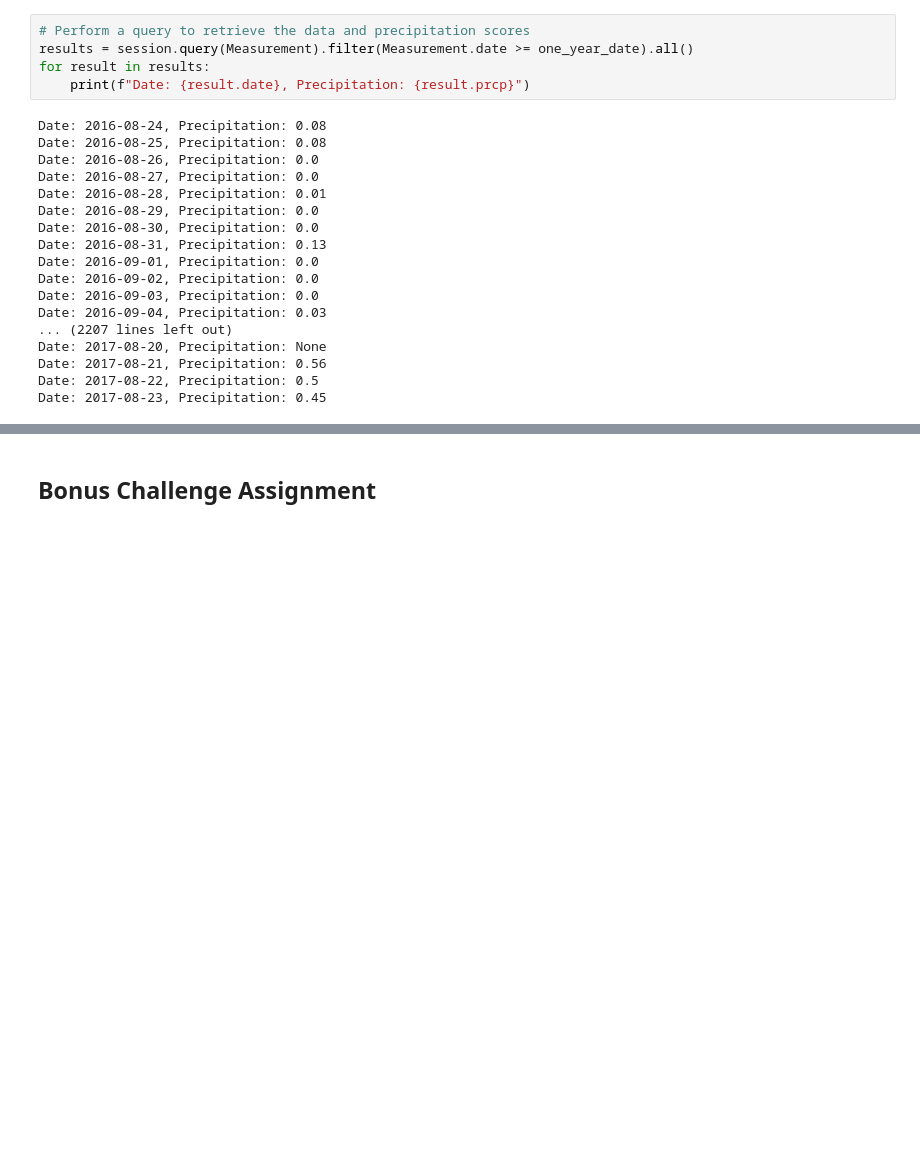
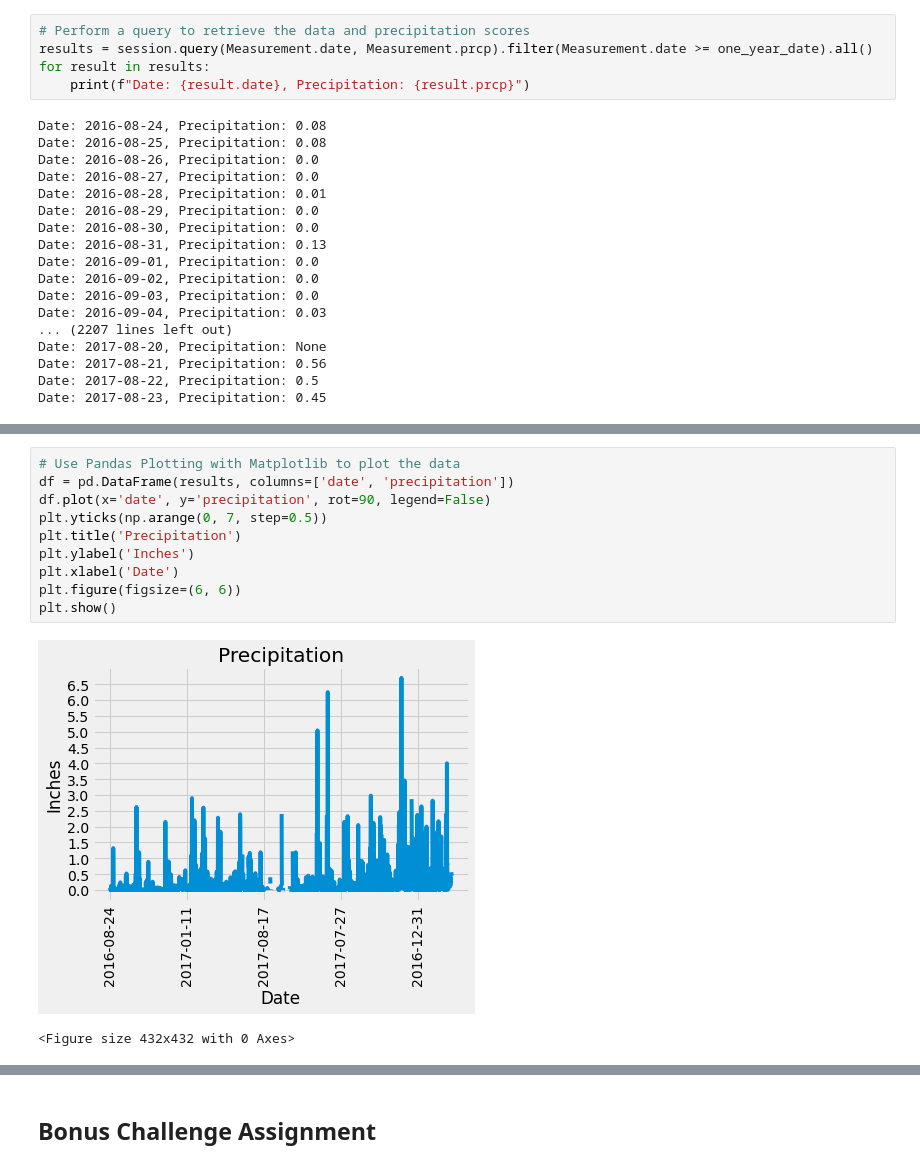
Before and after one commit to jessicacovey1/sqlalchemy-challenge, a Jupyter notebook: climate_starter.ipynb, the cells around one changed output, grey strips where cells are left out. Drawn from its saved outputs; the diff is of its cells as text; blank space fills up the shorter version.

```diff
--- a/climate_starter.ipynb
+++ b/climate_starter.ipynb
@@ -102,7 +102,7 @@ print("Last 12 Months: ", one_year_date)
 Last 12 Months:  2016-08-23 00:00:00
 # %%
 # Perform a query to retrieve the data and precipitation scores
-results = session.query(Measurement).filter(Measurement.date >= one_year_date).all()
+results = session.query(Measurement.date, Measurement.prcp).filter(Measurement.date >= one_year_date).all()
 for result in results:
     print(f"Date: {result.date}, Precipitation: {result.prcp}")
 # %% [output]
@@ -175,2 +156,15 @@ TypeError: 'measurement' object is not subscriptable
+# %%
+# Use Pandas Plotting with Matplotlib to plot the data
+df = pd.DataFrame(results, columns=['date', 'precipitation'])
+df.plot(x='date', y='precipitation', rot=90, legend=False)
+plt.yticks(np.arange(0, 7, step=0.5))
+plt.title('Precipitation')
+plt.ylabel('Inches')
+plt.xlabel('Date')
+plt.figure(figsize=(6, 6))
+plt.show()
+# %% [output]
+[figure, added]
+<Figure size 432x432 with 0 Axes>
 # %%
 # Use Pandas to calcualte the summary statistics for the precipitation data
```
Also changed, not shown: parts of 15 cells of this notebook.
